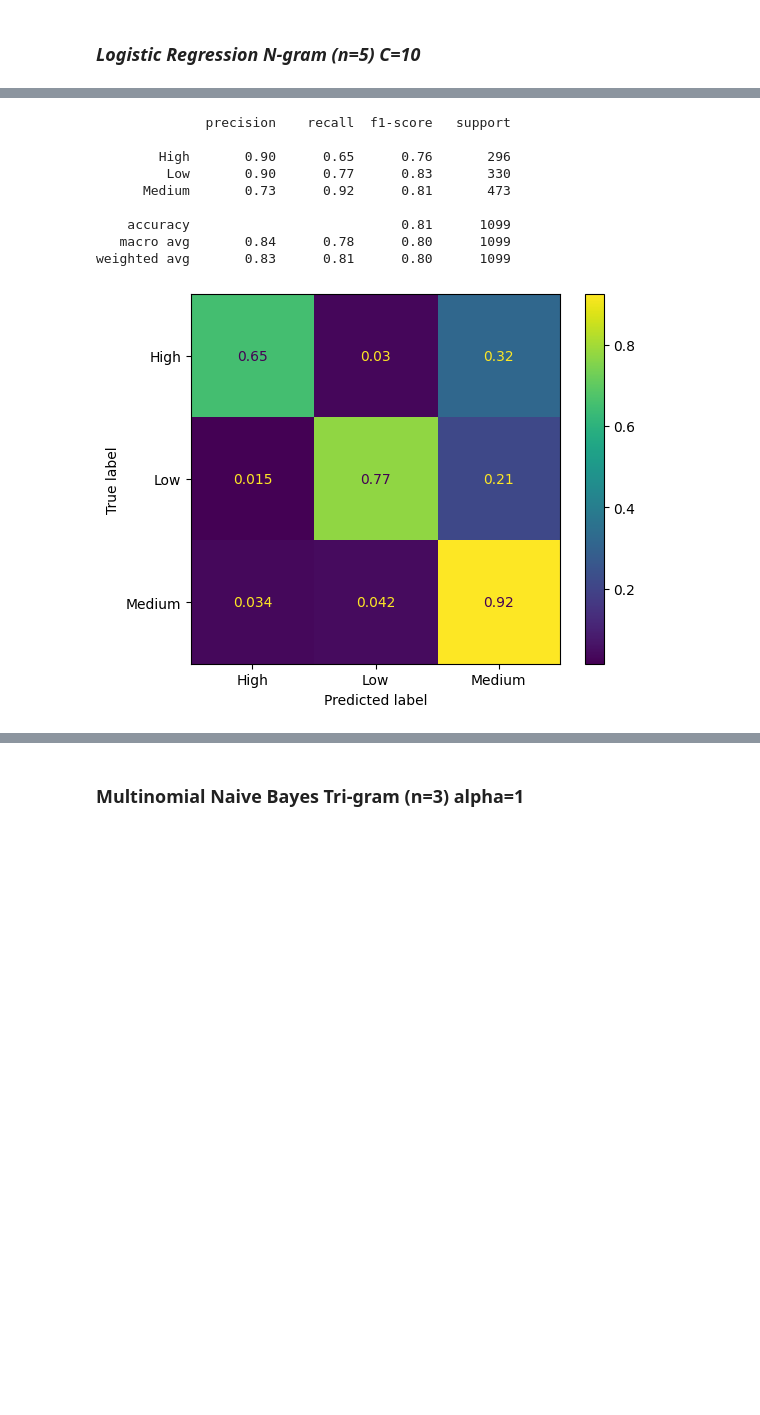
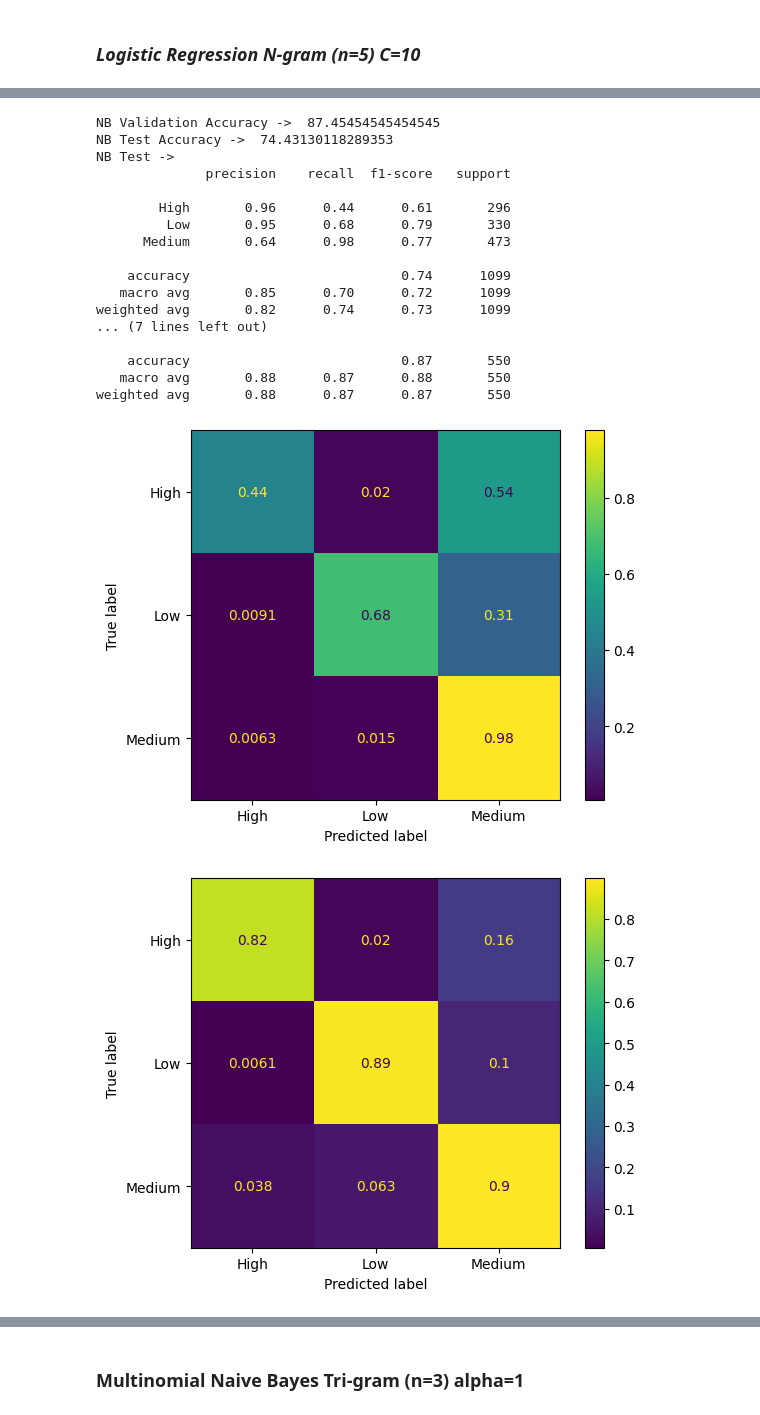
Before and after one commit to shanushka/salary-pred, a Jupyter notebook: LR__Naive_Bayes.ipynb, the cells around one changed output, grey strips where cells are left out. Cells and saved outputs as stored; diff of their text form; code cells hidden in the pictures; blank space fills up the shorter version.

```diff
--- a/LR__Naive_Bayes.ipynb
+++ b/LR__Naive_Bayes.ipynb
@@ -126,15 +123,15 @@ x_train, x_test, y_train, y_test = train_test_split(
 # %% [markdown]
 ### ***N-gram (n=5)***
 # %%
-from sklearn.feature_extraction.text import CountVectorizer, TfidfTransformer
-
 # create CountVectorizer object
 vectorizer = CountVectorizer(ngram_range= (1,5)).fit(x_train)
 train_X_cv = vectorizer.fit_transform(x_train)
 test_X_cv = vectorizer.transform(x_test)
+val_X_cv = vectorizer.transform(val_X)
 
 tfidf_transformer = TfidfTransformer()
 train_X_tfidf = tfidf_transformer.fit_transform(train_X_cv)
 test_X_tfidf = tfidf_transformer.transform(test_X_cv)
+val_X_tfidf = tfidf_transformer.fit_transform(val_X_cv)
 # %% [markdown]
 ### ***Logistic Regression N-gram (n=5) C=1***
@@ -188,0 +230,24 @@ weighted avg       0.86      0.86      0.86      1099
+# %%
+nb = MultinomialNB(alpha=0.1, fit_prior=True)
+nb.fit(train_X_tfidf,y_train)
+nb_pred = nb.predict(test_X_tfidf)
+nbv1_pred = nb.predict(val_X_tfidf)
+
+print("NB Validation Accuracy -> ",accuracy_score(nbv1_pred, val_Y)*100)
+print("NB Test Accuracy -> ",accuracy_score(nb_pred, y_test)*100)
+
+print("NB Test -> ")
+print(classification_report(y_test, nb_pred))
+print("NB Validation -> ")
+print(classification_report(val_Y, nbv1_pred))
+
+nb_cm = confusion_matrix(y_test, nb_pred, normalize="true")
+nbv_cm = confusion_matrix(val_Y, nbv1_pred, normalize="true")
+
+display = ConfusionMatrixDisplay(confusion_matrix=nb_cm, display_labels=nb.classes_)
+display.plot()
+plt.show()
+
+display = ConfusionMatrixDisplay(confusion_matrix=nbv_cm, display_labels=nb.classes_)
+display.plot()
+plt.show()
@@ -191,25 +276,47 @@ weighted avg       0.86      0.86      0.86      1099
 # %%
 from sklearn.naive_bayes import MultinomialNB
 from sklearn.pipeline import Pipeline
 
-nb = MultinomialNB(alpha=0.1, fit_prior=True)
+nb = MultinomialNB(alpha=1, fit_prior=True)
 nb.fit(train_X_tfidf,y_train)
 nb_pred = nb.predict(test_X_tfidf)
+nbv1_pred = lr.predict(val_X_tfidf)
+
+print("NB Validation Accuracy -> ",accuracy_score(nbv1_pred, val_Y)*100)
+print("NB Test Accuracy -> ",accuracy_score(nb_pred, y_test)*100)
+
+print("NB Test -> ")
 print(classification_report(y_test, nb_pred))
+print("NB Validation -> ")
+print(classification_report(val_Y, nbv1_pred))
 
 nb_cm = confusion_matrix(y_test, nb_pred, normalize="true")
+nbv_cm = confusion_matrix(val_Y, nbv1_pred, normalize="true")
 
 display = ConfusionMatrixDisplay(confusion_matrix=nb_cm, display_labels=nb.classes_)
 display.plot()
 plt.show()
+
+display = ConfusionMatrixDisplay(confusion_matrix=nbv_cm, display_labels=nb.classes_)
+display.plot()
+plt.show()
 # %% [output]
+NB Validation Accuracy ->  87.45454545454545
+NB Test Accuracy ->  74.43130118289353
+NB Test ->
               precision    recall  f1-score   support
 
-        High       0.90      0.65      0.76       296
-         Low       0.90      0.77      0.83       330
-      Medium       0.73      0.92      0.81       473
+        High       0.96      0.44      0.61       296
+         Low       0.95      0.68      0.79       330
+      Medium       0.64      0.98      0.77       473
 
-    accuracy                           0.81      1099
-   macro avg       0.84      0.78      0.80      1099
-weighted avg       0.83      0.81      0.80      1099
+    accuracy                           0.74      1099
+   macro avg       0.85      0.70      0.72      1099
+weighted avg       0.82      0.74      0.73      1099
+... (7 lines left out)
+
+    accuracy                           0.87       550
+   macro avg       0.88      0.87      0.88       550
+weighted avg       0.88      0.87      0.87       550
-[figure, old version]
+[figure, new version]
+[figure, added]
```
Also changed, not shown: parts of 26 cells of this notebook, 8 other files.
